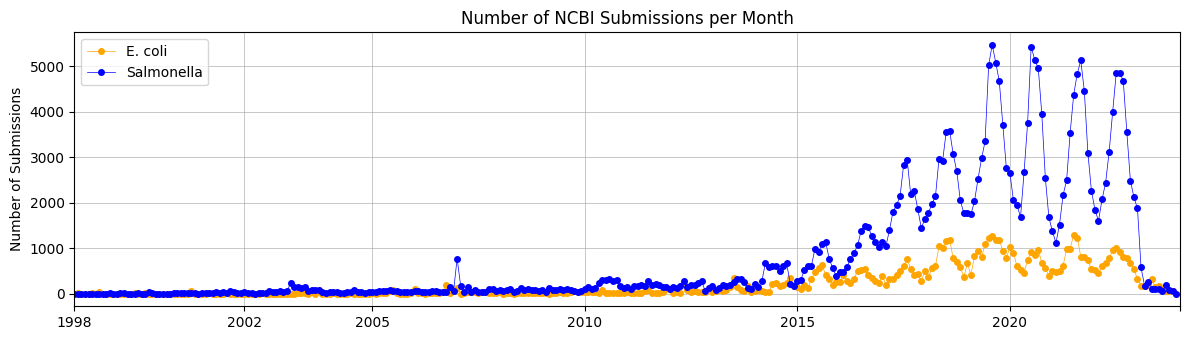
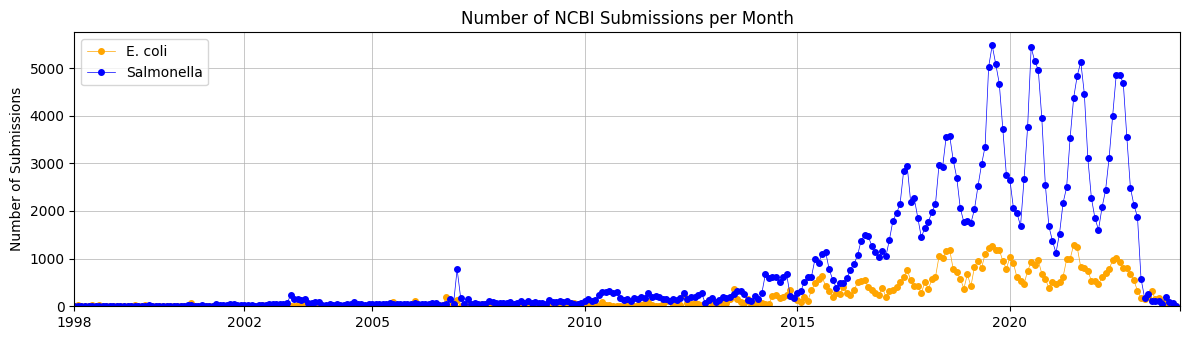
Code edit (unified diff) that turned the first committed figure into the second:
--- before
+++ after
@@ -13,4 +13,5 @@
 #only include the ticks of 1998, 2002, 2005, 2010, 2015, 2020
 plt.xlim(left='1998', right='2023')
+plt.ylim(bottom=0)
 plt.xticks(ticks=[0, 12*4, 12*7, 12*12, 12*17, 12*22, 12*26], labels=['1998', '2002', '2005', '2010', '2015', '2020', ''])
 #put a vertical red line through 2009

Commit: .